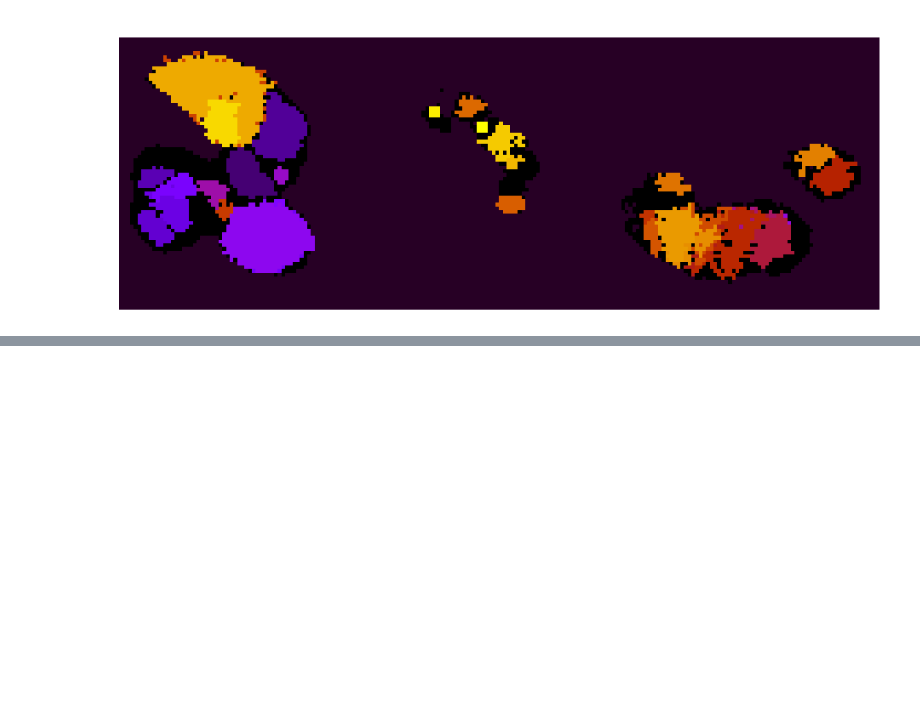
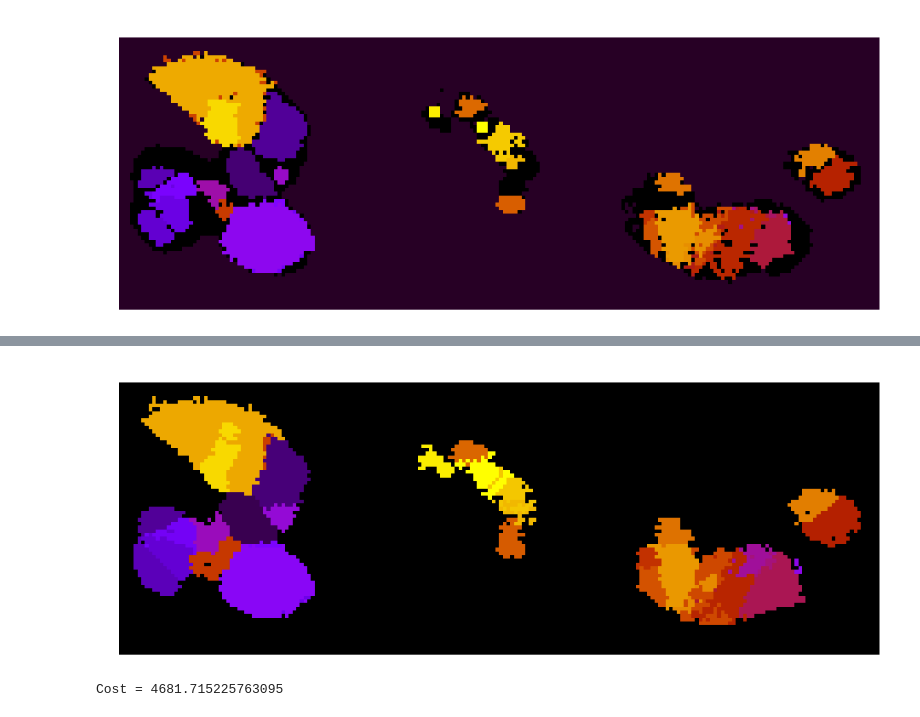
Before and after one commit to py4dstem/py4DSTEM, a Jupyter notebook: py4DSTEM/notebooks/module_demos/classify/EASY_classify_3.ipynb, the cells around one changed output, grey strips where cells are left out. Drawn from its saved outputs; the diff is of its cells as text; code cells hidden in the pictures; blank space fills up the shorter version.

```diff
--- a/py4DSTEM/notebooks/module_demos/classify/EASY_classify_3.ipynb
+++ b/py4DSTEM/notebooks/module_demos/classify/EASY_classify_3.ipynb
@@ -708,0 +765,11 @@ Cost = 11976457.192230877
+# %%
+# Show
+fig,ax=plt.subplots(figsize=(16,16))
+ax.matshow(classification.classification_current,cmap='gnuplot')
+ax.axis('off')
+plt.show()
+
+print("Cost = {}".format(classification.get_cost_current()))
+# %% [output]
+[figure, added]
+Cost = 4681.715225763095
```
Also changed, not shown: parts of 10 cells of this notebook.
